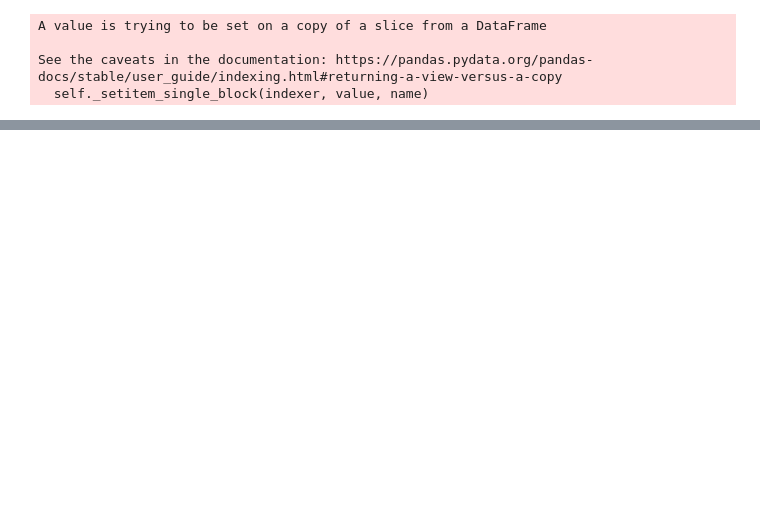
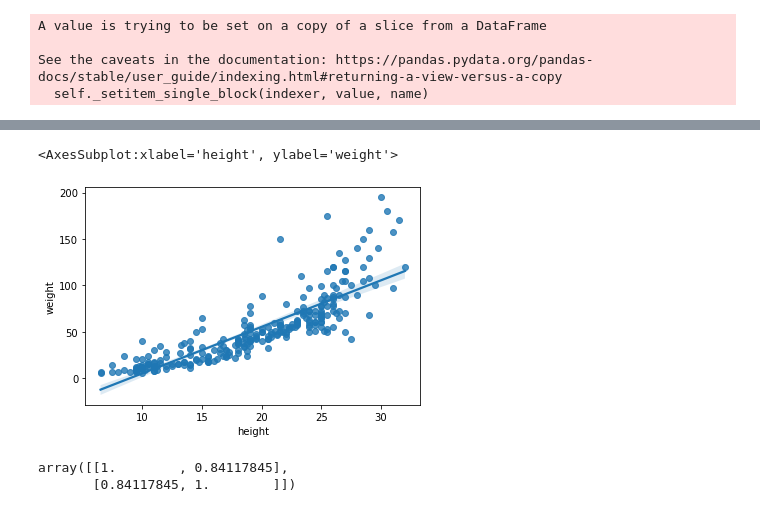
Before and after one commit to gihonglee/Dog_Breed_Recommendation, a Jupyter notebook: sandbox.ipynb, the cells around one changed output, grey strips where cells are left out. Cells and saved outputs as stored; diff of their text form; code cells hidden in the pictures; blank space fills up the shorter version.

```diff
--- a/sandbox.ipynb
+++ b/sandbox.ipynb
@@ -165,0 +191,10 @@ See the caveats in the documentation: https://pandas.pydata.org/pandas-docs/stab
+# %%
+sns.regplot(df.height, df.weight)
+# %% [output]
+<AxesSubplot:xlabel='height', ylabel='weight'>
+[figure, added]
+# %%
+np.corrcoef(df.height.values, df.weight.values)
+# %% [output]
+array([[1.        , 0.84117845],
+       [0.84117845, 1.        ]])
```
Also changed, not shown: parts of 16 cells of this notebook.
